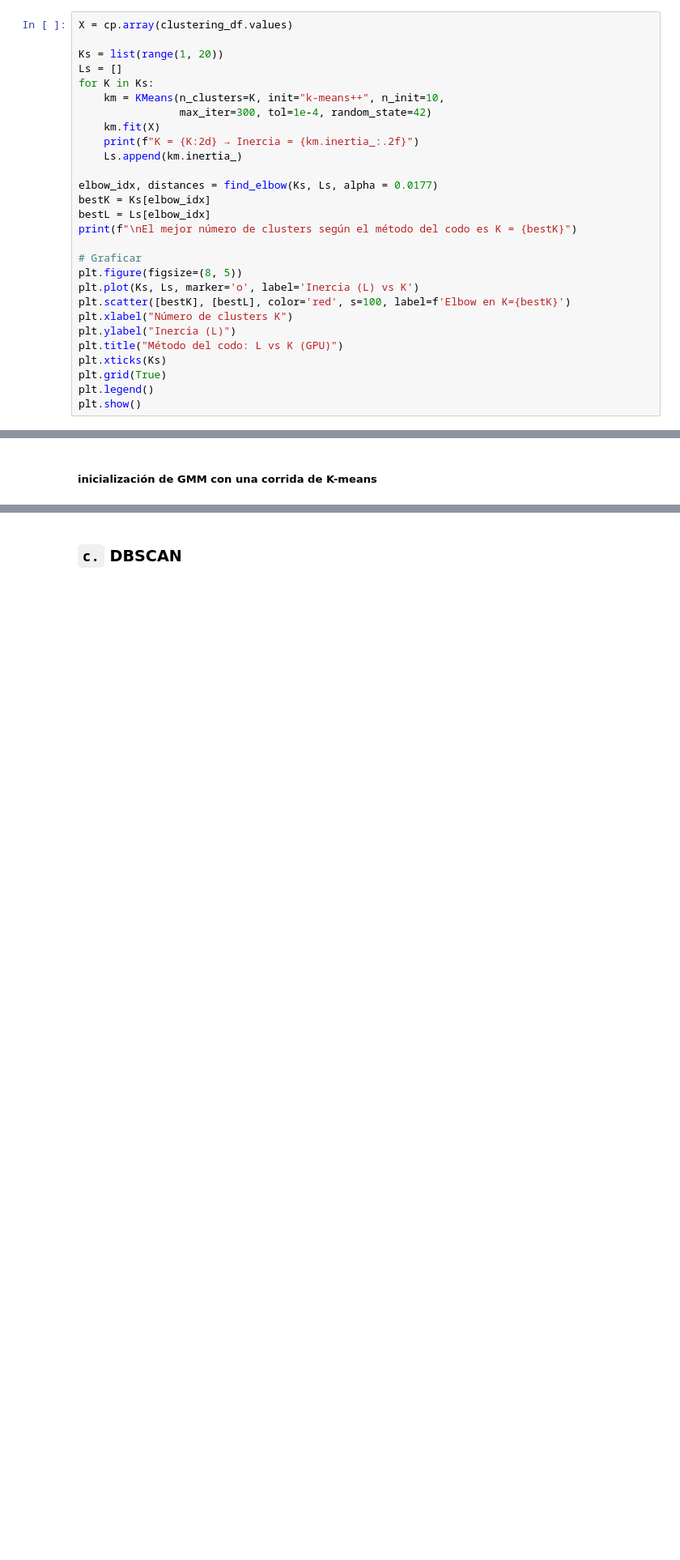
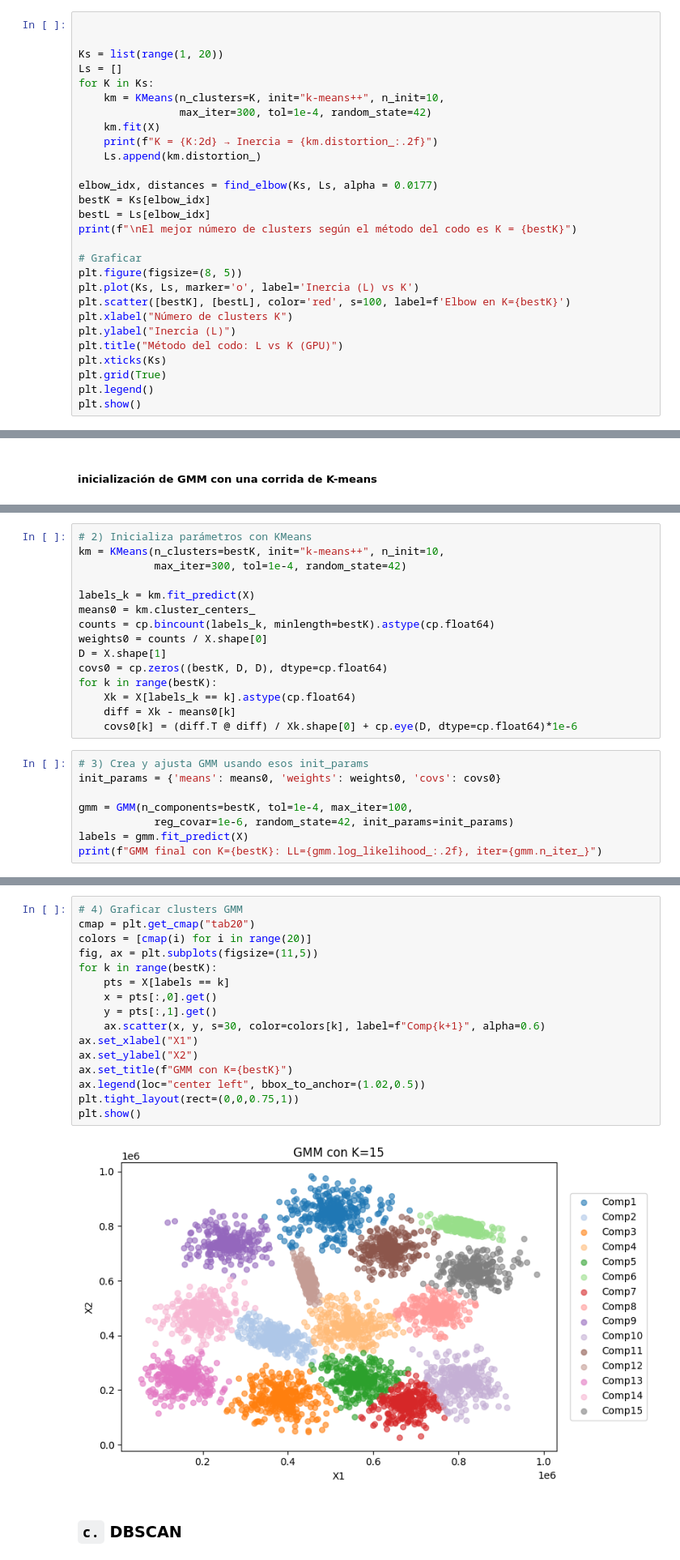
Before and after one commit to anatissera/Machine-Learning-Deep-Learning, a Jupyter notebook: Tissera_AnaPaula_TP4/Tissera_AnaPaula_Notebook_TP4.ipynb, the cells around one changed output, grey strips where cells are left out. Shown at 81% size. Saved outputs shown, nothing was run; the diff lists cells and outputs as text; blank space fills up the shorter version.

```diff
--- a/Tissera_AnaPaula_TP4/Tissera_AnaPaula_Notebook_TP4.ipynb
+++ b/Tissera_AnaPaula_TP4/Tissera_AnaPaula_Notebook_TP4.ipynb
@@ -85,7 +87,7 @@ from src.models import KMeans, find_elbow
 # %% [markdown]
 ##### $L$ vs. $K$
 # %%
-X = cp.array(clustering_df.values)
+
 
 Ks = list(range(1, 20))
 Ls = []
@@ -93,8 +95,8 @@ for K in Ks:
     km = KMeans(n_clusters=K, init="k-means++", n_init=10,
                 max_iter=300, tol=1e-4, random_state=42)
     km.fit(X)
-    print(f"K = {K:2d} → Inercia = {km.inertia_:.2f}")
-    Ls.append(km.inertia_)
+    print(f"K = {K:2d} → Inercia = {km.distortion_:.2f}")
+    Ls.append(km.distortion_)
 
 elbow_idx, distances = find_elbow(Ks, Ls, alpha = 0.0177)
 bestK = Ks[elbow_idx]
@@ -178,0 +184,23 @@ plt.show()
+# %%
+# 2) Inicializa parámetros con KMeans
+km = KMeans(n_clusters=bestK, init="k-means++", n_init=10,
+            max_iter=300, tol=1e-4, random_state=42)
+
+labels_k = km.fit_predict(X)
+means0 = km.cluster_centers_
+counts = cp.bincount(labels_k, minlength=bestK).astype(cp.float64)
+weights0 = counts / X.shape[0]
+D = X.shape[1]
+covs0 = cp.zeros((bestK, D, D), dtype=cp.float64)
+for k in range(bestK):
+    Xk = X[labels_k == k].astype(cp.float64)
+    diff = Xk - means0[k]
+    covs0[k] = (diff.T @ diff) / Xk.shape[0] + cp.eye(D, dtype=cp.float64)*1e-6
+# %%
+# 3) Crea y ajusta GMM usando esos init_params
+init_params = {'means': means0, 'weights': weights0, 'covs': covs0}
+
+gmm = GMM(n_components=bestK, tol=1e-4, max_iter=100,
+            reg_covar=1e-6, random_state=42, init_params=init_params)
+labels = gmm.fit_predict(X)
+print(f"GMM final con K={bestK}: LL={gmm.log_likelihood_:.2f}, iter={gmm.n_iter_}")
@@ -179,2 +209,20 @@ plt.show()
+# %%
+# 4) Graficar clusters GMM
+cmap = plt.get_cmap("tab20")
+colors = [cmap(i) for i in range(20)]
+fig, ax = plt.subplots(figsize=(11,5))
+for k in range(bestK):
+    pts = X[labels == k]
+    x = pts[:,0].get()
+    y = pts[:,1].get()
+    ax.scatter(x, y, s=30, color=colors[k], label=f"Comp{k+1}", alpha=0.6)
+ax.set_xlabel("X1")
+ax.set_ylabel("X2")
+ax.set_title(f"GMM con K={bestK}")
+ax.legend(loc="center left", bbox_to_anchor=(1.02,0.5))
+plt.tight_layout(rect=(0,0,0.75,1))
+plt.show()
+# %% [output]
+[figure, added]
 # %% [markdown]
 ### `c.`  **DBSCAN**
```
Also changed, not shown: parts of 12 cells of this notebook, 2 other files.
